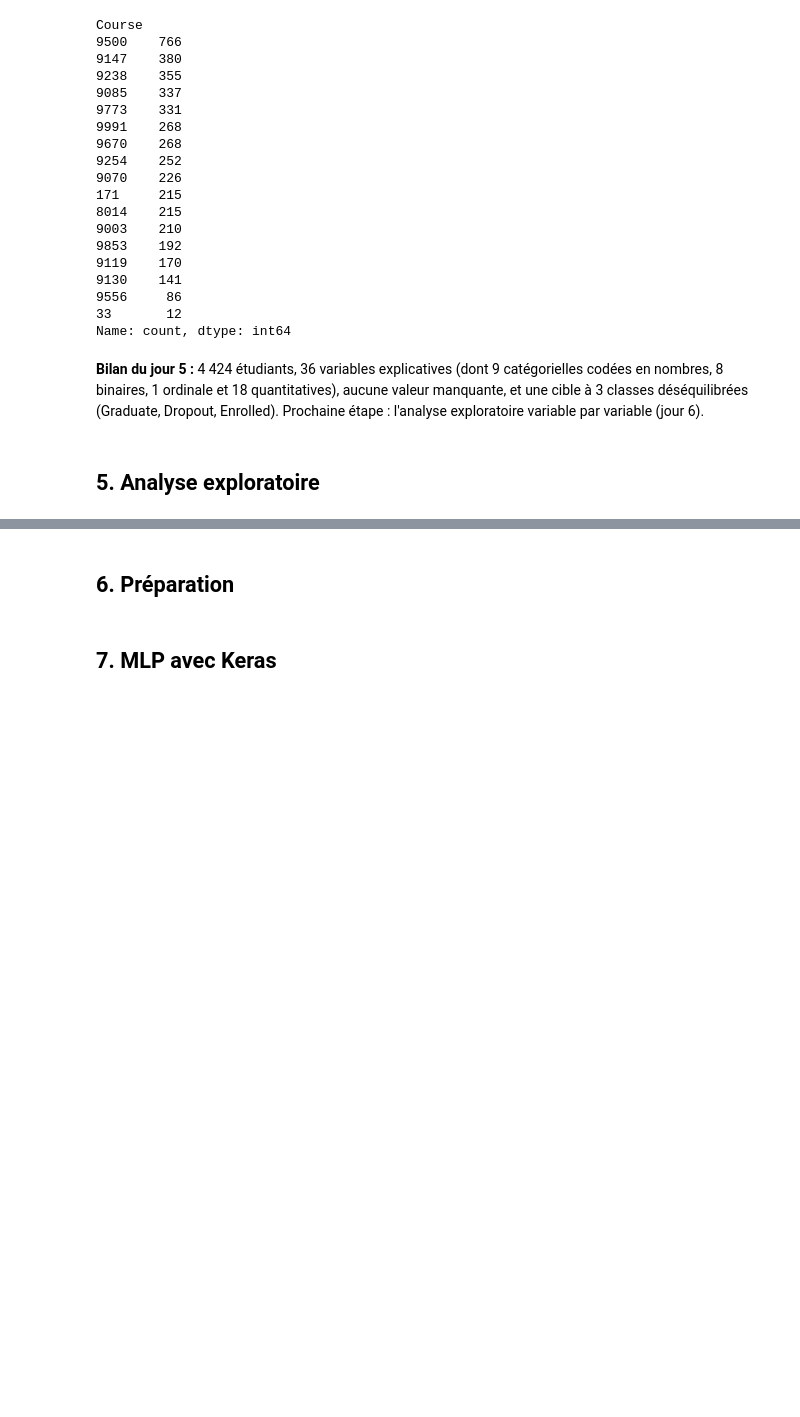
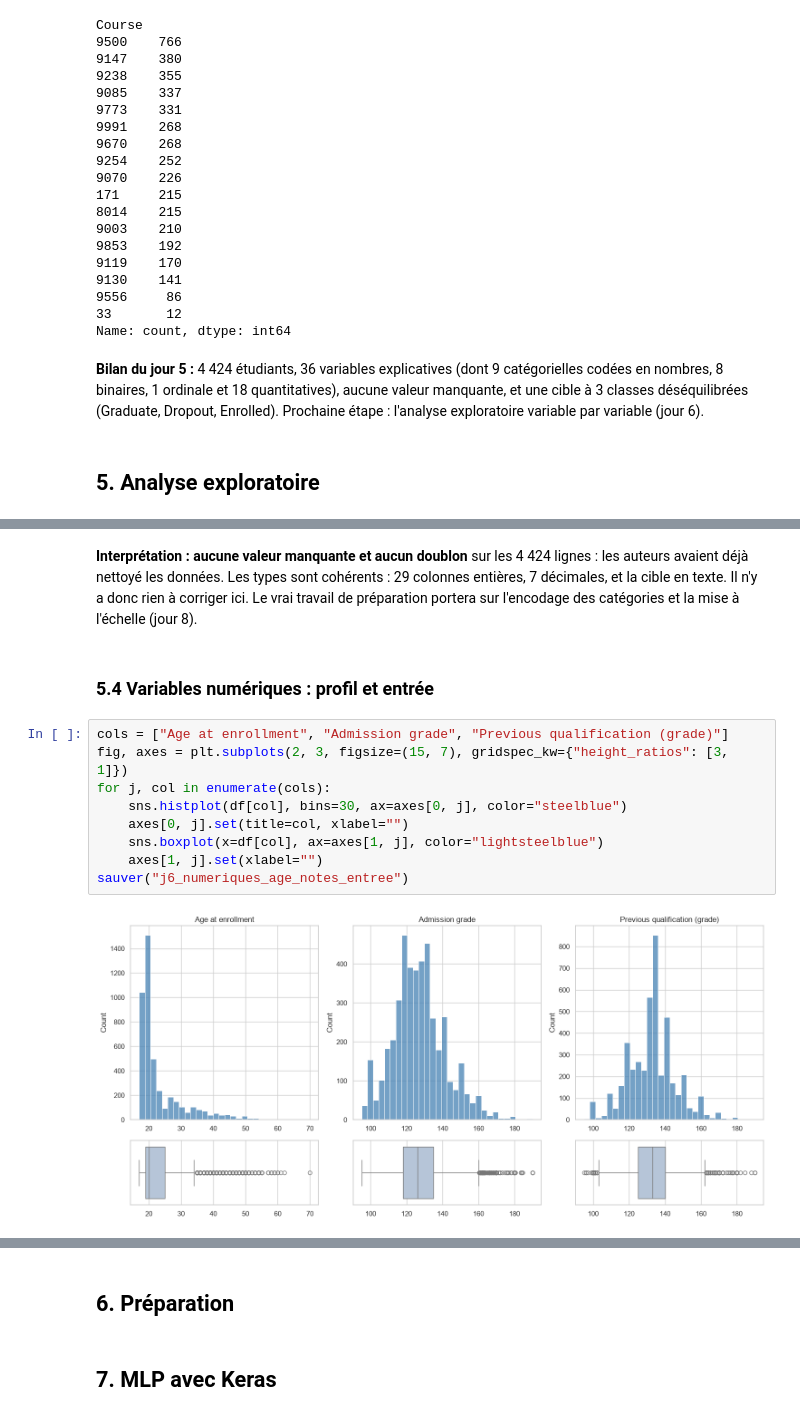
Before and after one commit to TheGoatLucien/ANN-playground, a Jupyter notebook: ann_playground.ipynb, the cells around one changed output, grey strips where cells are left out. Saved outputs shown, nothing was run; the diff lists cells and outputs as text; blank space fills up the shorter version.

```diff
--- a/ann_playground.ipynb
+++ b/ann_playground.ipynb
@@ -401,0 +450,15 @@ Name: count, dtype: int64
+# %% [markdown]
+**Interprétation :** **aucune valeur manquante et aucun doublon** sur les 4 424 lignes : les auteurs avaient déjà nettoyé les données. Les types sont cohérents : 29 colonnes entières, 7 décimales, et la cible en texte. Il n'y a donc rien à corriger ici. Le vrai travail de préparation portera sur l'encodage des catégories et la mise à l'échelle (jour 8).
+# %% [markdown]
+### 5.4 Variables numériques : profil et entrée
+# %%
+cols = ["Age at enrollment", "Admission grade", "Previous qualification (grade)"]
+fig, axes = plt.subplots(2, 3, figsize=(15, 7), gridspec_kw={"height_ratios": [3, 1]})
+for j, col in enumerate(cols):
+    sns.histplot(df[col], bins=30, ax=axes[0, j], color="steelblue")
+    axes[0, j].set(title=col, xlabel="")
+    sns.boxplot(x=df[col], ax=axes[1, j], color="lightsteelblue")
+    axes[1, j].set(xlabel="")
+sauver("j6_numeriques_age_notes_entree")
+# %% [output]
+[figure, added]
```
Also changed, not shown: parts of 26 cells of this notebook, 7 other files.
